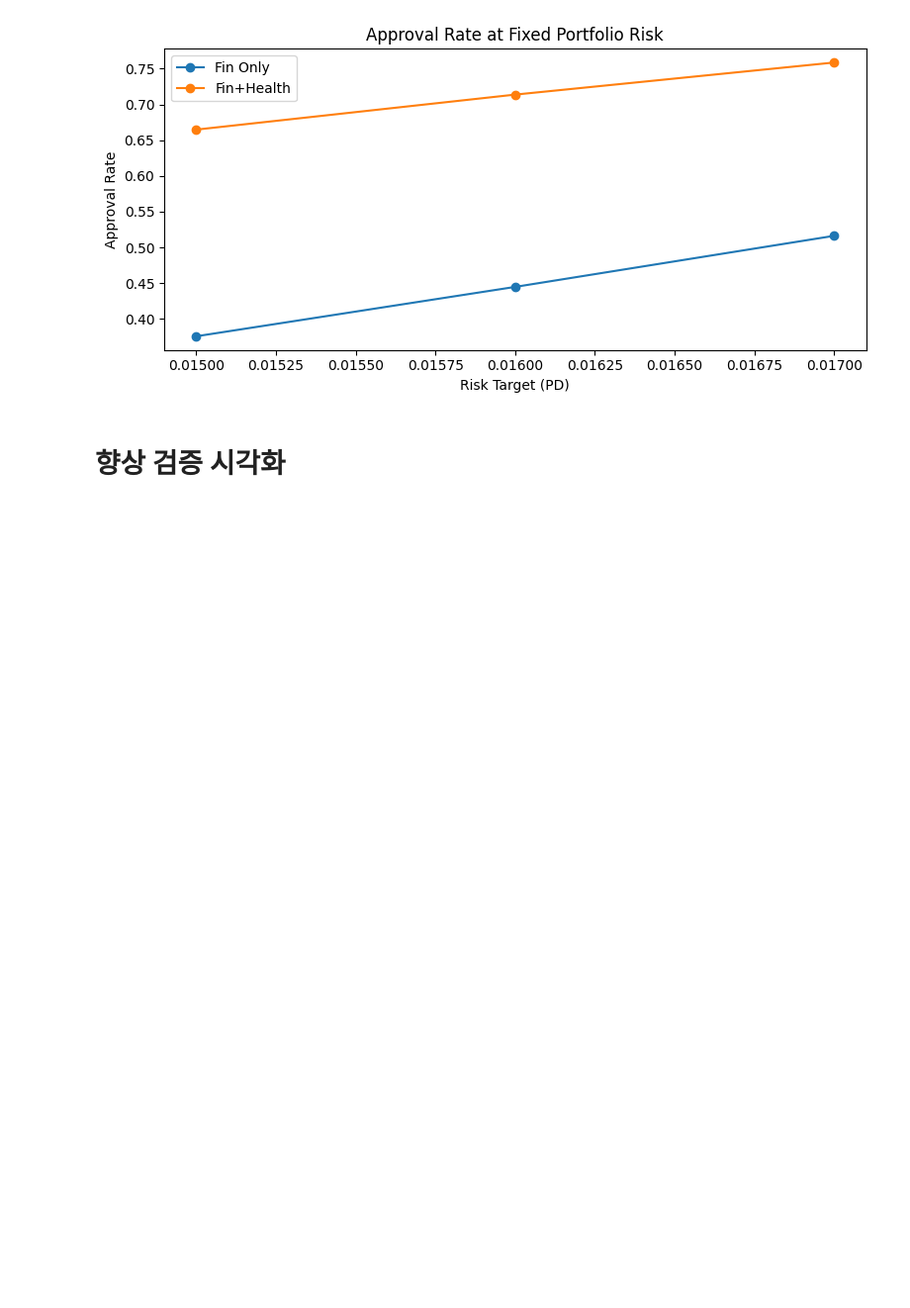
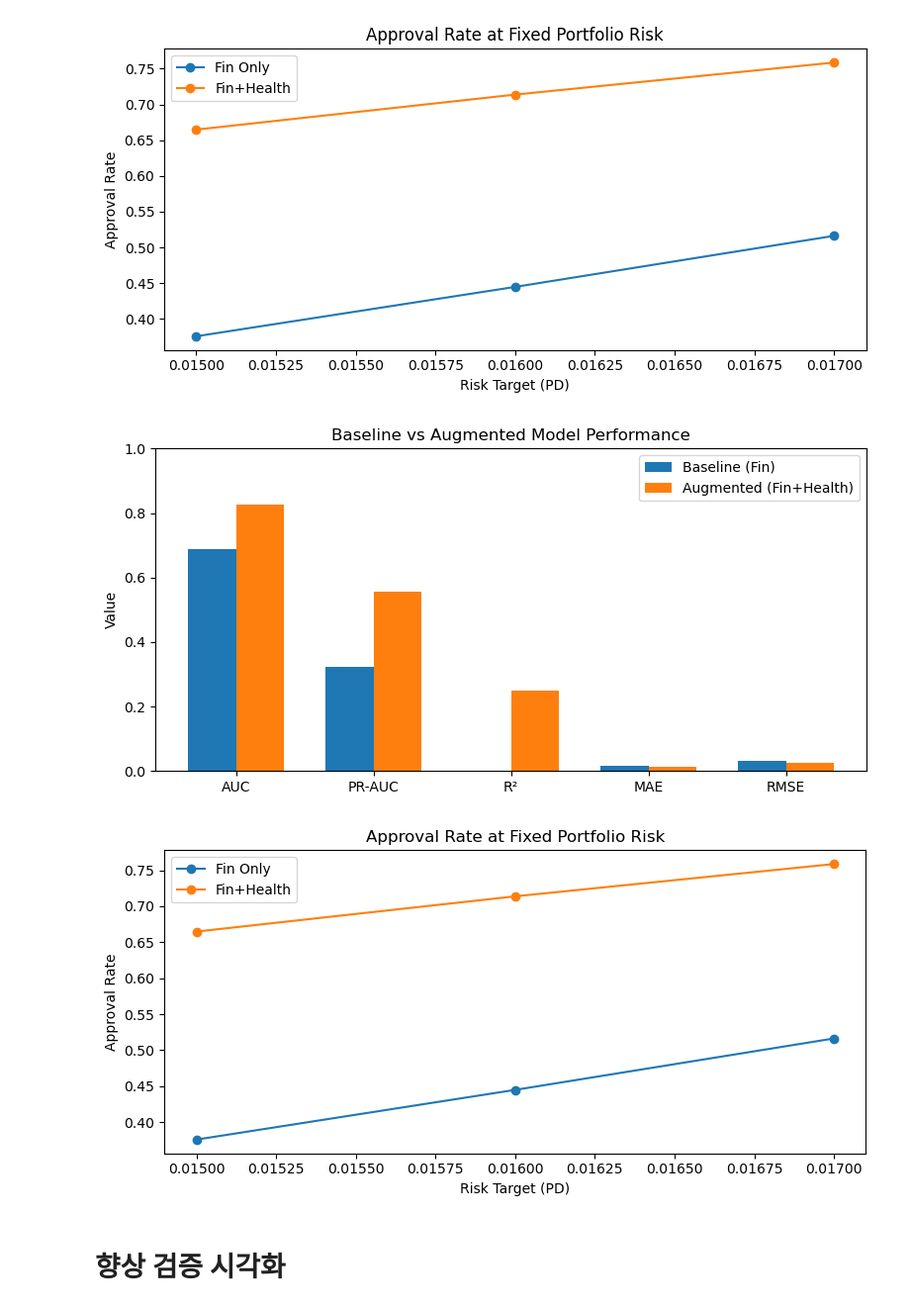
Before and after one commit to LongS1eeper/fintech_service_2nd, a Jupyter notebook: 08INTALK/HC_to_PSID.ipynb, the cells around one changed output. Shown at 99% size. Drawn from its saved outputs; the diff is of its cells as text; code cells hidden in the pictures; blank space fills up the shorter version.

```diff
--- a/08INTALK/HC_to_PSID.ipynb
+++ b/08INTALK/HC_to_PSID.ipynb
@@ -10489,6 +10321,47 @@ plt.show()
 # %% [output]
 [figure]
 [figure]
+# %%
+import matplotlib.pyplot as plt
+import numpy as np
+
+# Metrics comparison
+labels = ['AUC', 'PR-AUC', 'R\u00b2', 'MAE', 'RMSE']
+baseline = [0.688, 0.3225, -0.1005, 0.0173, 0.0320]
+augmented = [0.8274, 0.557, 0.2491, 0.0141, 0.0265]
+
+x = np.arange(len(labels))
+width = 0.35
+
+fig, ax = plt.subplots(figsize=(8, 4))
+ax.bar(x - width/2, baseline, width)
+ax.bar(x + width/2, augmented, width)
+ax.set_xticks(x)
+ax.set_xticklabels(labels)
+ax.set_ylim(0, 1)
+ax.set_ylabel('Value')
+ax.set_title('Baseline vs Augmented Model Performance')
+ax.legend(['Baseline (Fin)', 'Augmented (Fin+Health)'])
+plt.tight_layout()
+plt.show()
+
+# Approval rate at target risks
+risk_targets = [0.015, 0.016, 0.017]
+approval_fin = [0.375691, 0.444789, 0.516256]
+approval_aug = [0.664783, 0.713765, 0.758675]
+
+fig, ax = plt.subplots(figsize=(8, 4))
+ax.plot(risk_targets, approval_fin, marker='o', label='Fin Only')
+ax.plot(risk_targets, approval_aug, marker='o', label='Fin+Health')
+ax.set_xlabel('Risk Target (PD)')
+ax.set_ylabel('Approval Rate')
+ax.set_title('Approval Rate at Fixed Portfolio Risk')
+ax.legend()
+plt.tight_layout()
+plt.show()
+# %% [output]
+[figure, added]
+[figure, added]
 # %% [markdown]
 # 향상 검증 시각화
 # %%
```
Also changed, not shown: parts of 13 cells of this notebook, 3 other files.
